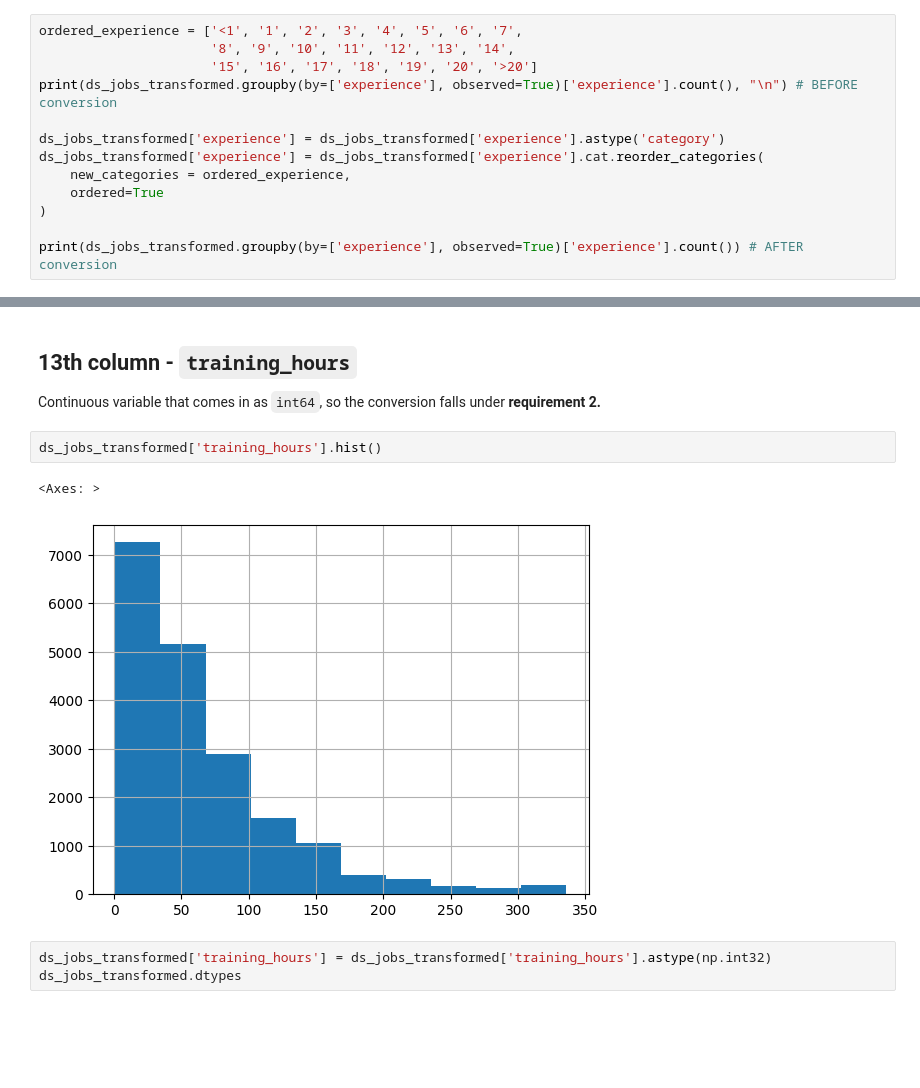
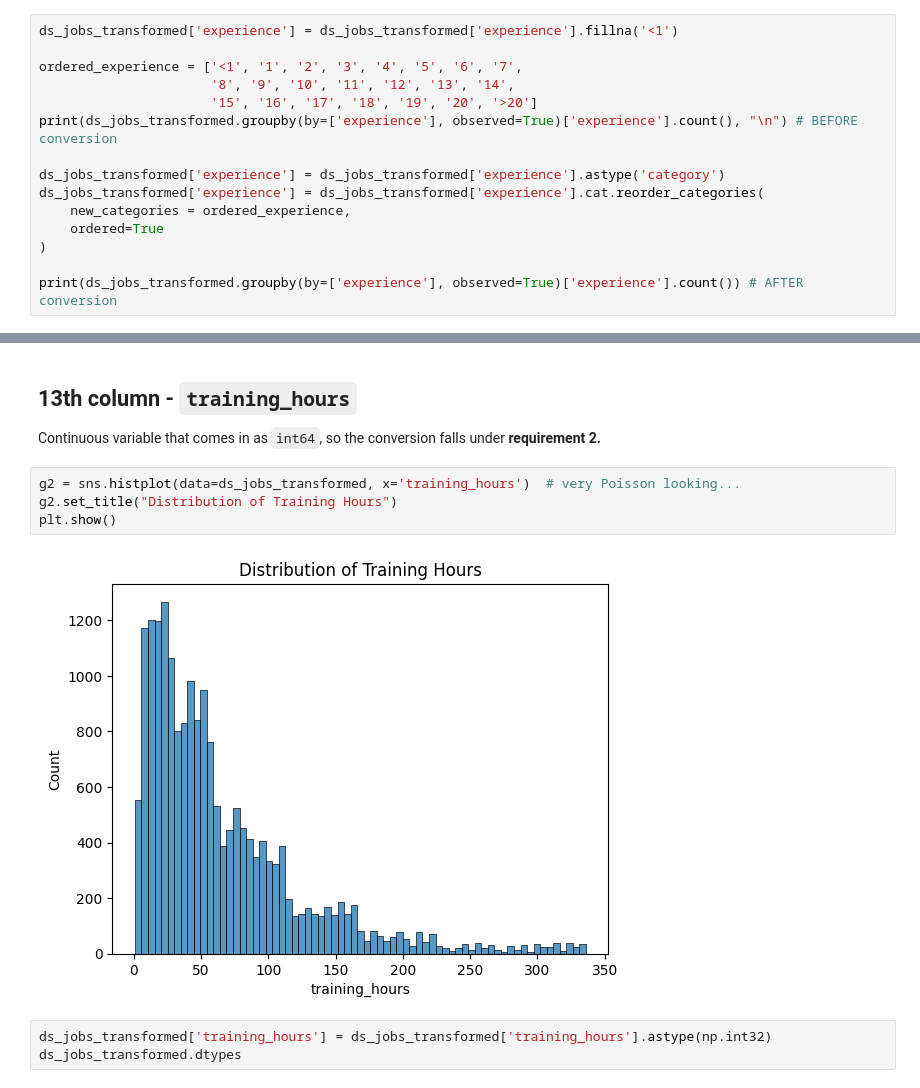
Before and after one commit to MichaelSzczepaniak/DSPortfolio, a Jupyter notebook: Prepare_Data_for_Modeling/PrepDataForModeling.ipynb, the cells around one changed output, grey strips where cells are left out. Cells and saved outputs as stored; diff of their text form; blank space fills up the shorter version.

```diff
--- a/Prepare_Data_for_Modeling/PrepDataForModeling.ipynb
+++ b/Prepare_Data_for_Modeling/PrepDataForModeling.ipynb
@@ -326,6 +337,8 @@ This is another ordinal categorical variable, but with many levels. The level na
 
 Under these assumptions, the conversion will be governed by **requirement 5.**
 # %%
+ds_jobs_transformed['experience'] = ds_jobs_transformed['experience'].fillna('<1')
+
 ordered_experience = ['<1', '1', '2', '3', '4', '5', '6', '7',
                       '8', '9', '10', '11', '12', '13', '14',
                       '15', '16', '17', '18', '19', '20', '>20']
@@ -444,10 +457,11 @@ Name: last_new_job, dtype: int64
 
 Continuous variable that comes in as `int64`, so the conversion falls under **requirement 2.**
 # %%
-ds_jobs_transformed['training_hours'].hist()
+g2 = sns.histplot(data=ds_jobs_transformed, x='training_hours')  # very Poisson looking...
+g2.set_title("Distribution of Training Hours")
+plt.show()
 # %% [output]
-<Axes: >
-[figure, old version]
+[figure, new version]
 # %%
 ds_jobs_transformed['training_hours'] = ds_jobs_transformed['training_hours'].astype(np.int32)
 ds_jobs_transformed.dtypes
```
Also changed, not shown: parts of 7 cells of this notebook.
